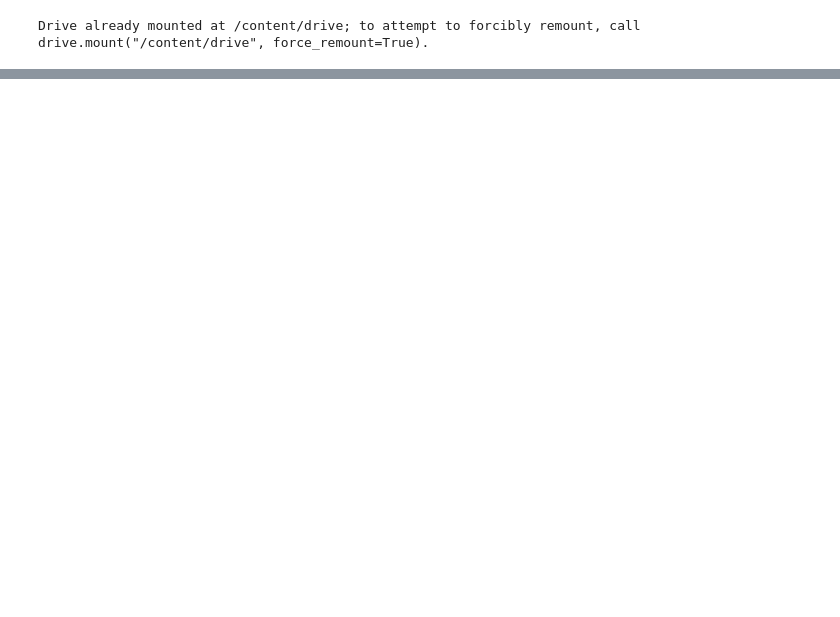
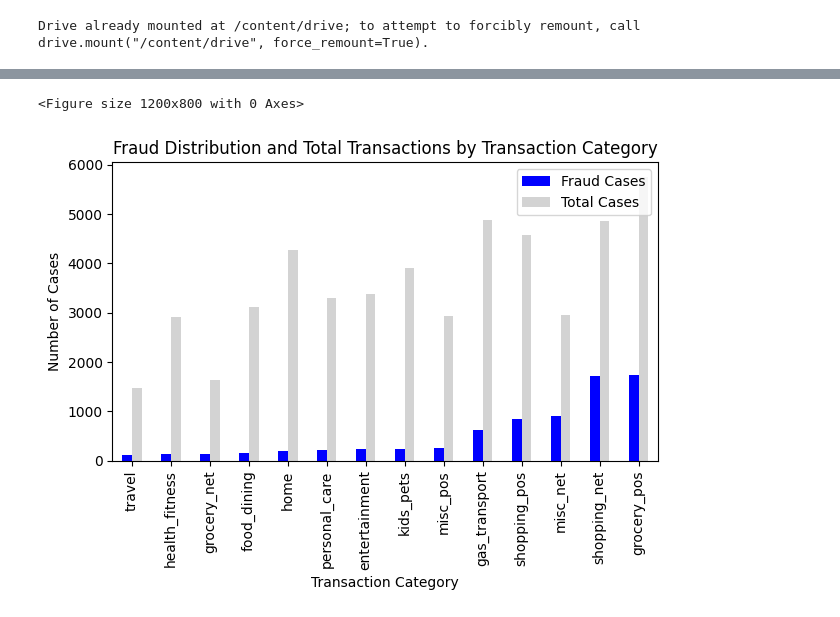
Before and after one commit to MicroPyscho/Credit-Card-Fraud-Prediction-using-GAN, a Jupyter notebook: Copy_of_Untitled2.ipynb, the cells around one changed output, grey strips where cells are left out. Saved outputs shown, nothing was run; the diff lists cells and outputs as text; code cells hidden in the pictures; blank space fills up the shorter version.

```diff
--- a/Copy_of_Untitled2.ipynb
+++ b/Copy_of_Untitled2.ipynb
@@ -133,0 +98,20 @@ df_train_contd_eg.head()
+# %%
+import pandas as pd
+import matplotlib.pyplot as plt
+
+
+# Group by category and count fraud cases in each category
+fraud_by_category = df_train_contd_eg.groupby("category")["is_fraud"].agg(fraud_cases='sum', total_cases='count').sort_values(by="fraud_cases")
+
+# Plot the graph
+plt.figure(figsize=(12, 8))
+fraud_by_category.plot(kind='bar', color=['blue', 'lightgrey'])
+plt.xlabel("Transaction Category")
+plt.ylabel("Number of Cases")
+plt.title("Fraud Distribution and Total Transactions by Transaction Category")
+plt.legend(["Fraud Cases", "Total Cases"], loc="upper right")
+plt.tight_layout()
+plt.show()
+# %% [output]
+<Figure size 1200x800 with 0 Axes>
+[figure, added]
```
Also changed, not shown: parts of 21 cells of this notebook.
